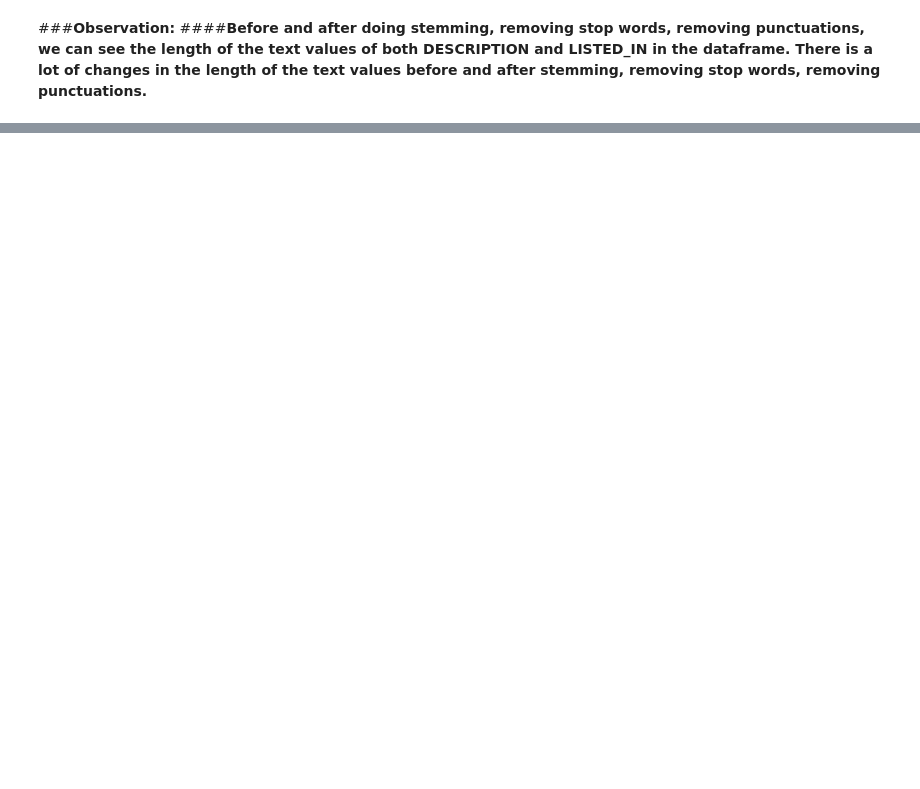
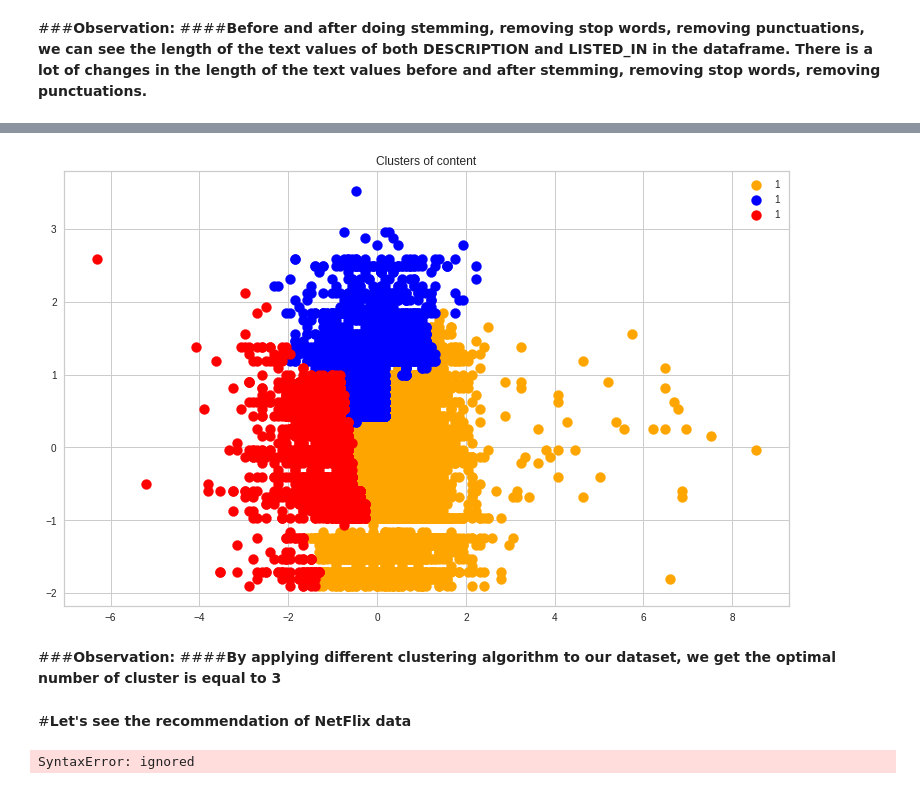
Before and after one commit to sksamima5/Netflix-movies-and-TV-shows-clustering, a Jupyter notebook: NETFLIX_MOVIES_AND_TV_SHOWS_CLUSTERING.ipynb, the cells around one changed output, grey strips where cells are left out. Saved outputs shown, nothing was run; the diff lists cells and outputs as text; code cells hidden in the pictures; blank space fills up the shorter version.

```diff
--- a/NETFLIX_MOVIES_AND_TV_SHOWS_CLUSTERING.ipynb
+++ b/NETFLIX_MOVIES_AND_TV_SHOWS_CLUSTERING.ipynb
@@ -640,0 +741,32 @@ Requirement already satisfied: six>=1.5 in /usr/local/lib/python3.8/dist-package
+# %%
+from scipy.spatial.distance import euclidean
+#Fitting hierarchical clustering to the mall dataset
+from sklearn.cluster import AgglomerativeClustering
+hc = AgglomerativeClustering(n_clusters=3, affinity='euclidean', linkage='ward')
+y_hc = hc.fit_predict(X)
+# %%
+# Visualizing the clusters in three dimensions
+plt.figure(figsize=(13,8))
+plt.scatter(X[y_hc == 0, 0], X[y_hc == 0, 1], s = 100, c = 'orange', label = '1')
+plt.scatter(X[y_hc == 1, 0], X[y_hc == 1, 1], s = 100, c = 'blue', label = '1')
+plt.scatter(X[y_hc == 2, 0], X[y_hc == 2, 1], s = 100, c = 'red', label = '1')
+plt.title('Clusters of content')
+
+plt.legend()
+plt.show()
+# %% [output]
+[figure, added]
+# %% [markdown]
+###**Observation:**
+####**By applying different clustering algorithm to our dataset, we get the optimal number of cluster is equal to 3**
+# %% [markdown]
+#**Let's see the recommendation of NetFlix data**
+# %%
+# lets see the club the different attributes values in one column
+clustering_df = netflix[['title']]
+clustering_df['cluster_data'] = (netflix['description'] + ' ' + netflix['listed_in'] + ' ' + netflix['cast'] + ' ' + netflix['country'] + ' ' + netflix['rating']
+clustering_df.set_index('title', inplace = True)
+clustering_df.head()
+clustering_df.head()
+# %% [output]
+SyntaxError: ignored
```
Also changed, not shown: parts of 20 cells of this notebook.
